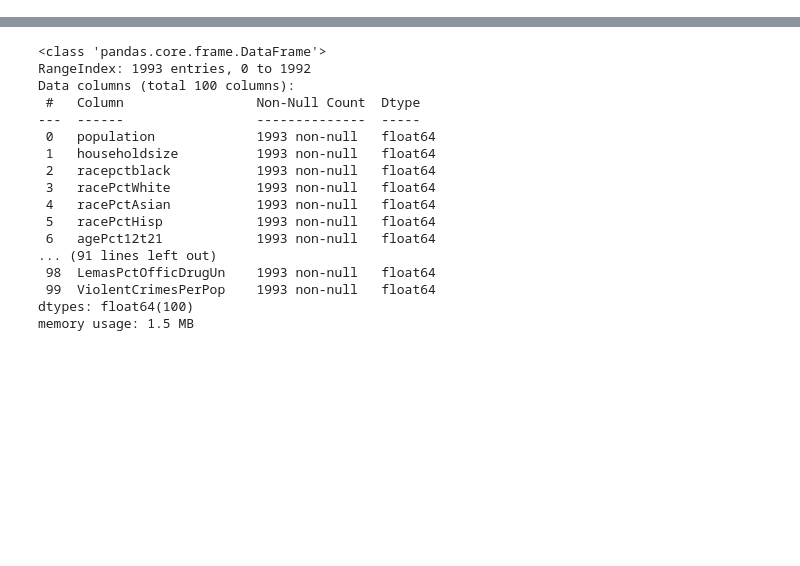
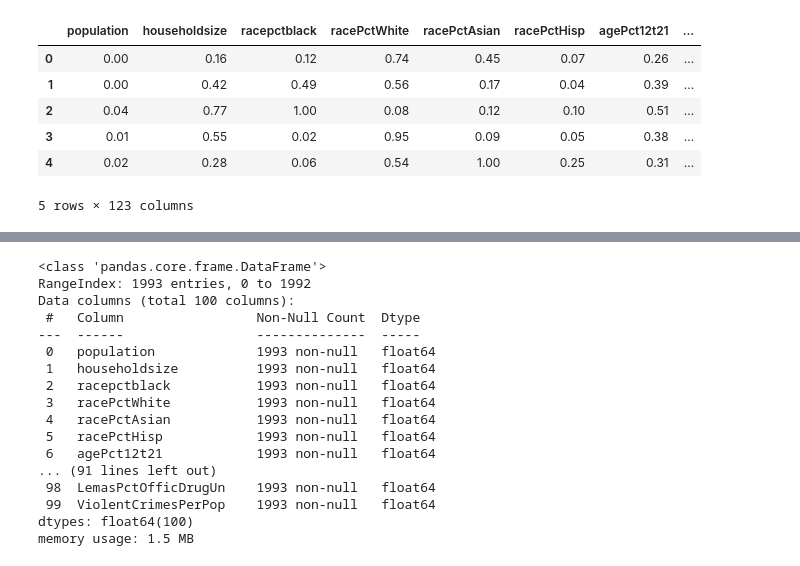
Before and after one commit to Mikeacino/Predicting-Crime, a Jupyter notebook: Capstone Project Exploration.ipynb, the cells around one changed output, grey strips where cells are left out. Drawn from its saved outputs; the diff is of its cells as text; code cells hidden in the pictures; blank space fills up the shorter version.

```diff
--- a/Capstone Project Exploration.ipynb
+++ b/Capstone Project Exploration.ipynb
@@ -57,0 +62,12 @@ memory usage: 1.9+ MB
+# %%
+# Pandas doesn't recognize '?' as a null character, so I need to replace it with a pandas recognized null character.
+data2 = data1.replace('?', np.nan) #Replace '?' with NaN values so I can use built-in pandas functions.
+data2.head(5)
+# %% [output]
+|  | population | householdsize | racepctblack | racePctWhite | racePctAsian | racePctHisp | agePct12t21 | ... |
+| 0 | 0.00 | 0.16 | 0.12 | 0.74 | 0.45 | 0.07 | 0.26 | ... |
+| 1 | 0.00 | 0.42 | 0.49 | 0.56 | 0.17 | 0.04 | 0.39 | ... |
+| 2 | 0.04 | 0.77 | 1.00 | 0.08 | 0.12 | 0.10 | 0.51 | ... |
+| 3 | 0.01 | 0.55 | 0.02 | 0.95 | 0.09 | 0.05 | 0.38 | ... |
+| 4 | 0.02 | 0.28 | 0.06 | 0.54 | 1.00 | 0.25 | 0.31 | ... |
+5 rows × 123 columns
```
Also changed, not shown: parts of 30 cells of this notebook.
